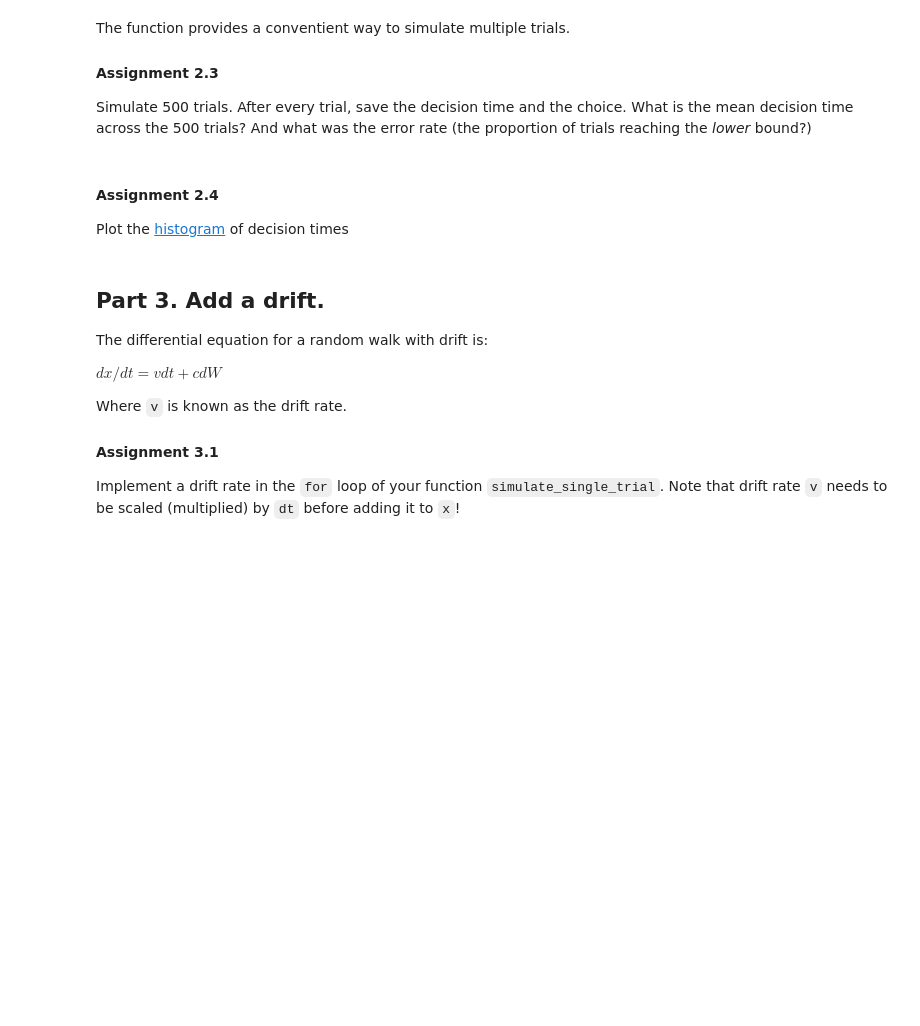
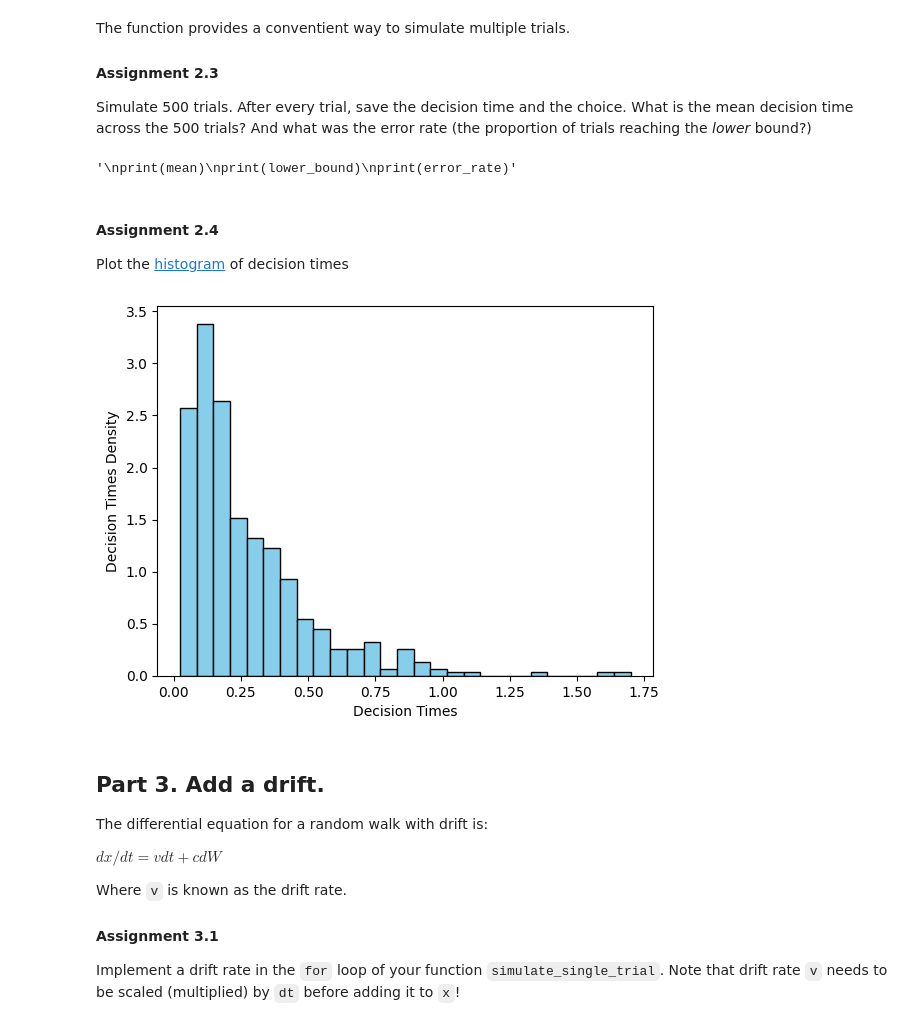
Before and after one commit to miavangellecum/cognition-and-computation, a Jupyter notebook: decisionmaking/eam.ipynb, the cells around one changed output. Cells and saved outputs as stored; diff of their text form; code cells hidden in the pictures; blank space fills up the shorter version.

```diff
--- a/decisionmaking/eam.ipynb
+++ b/decisionmaking/eam.ipynb
@@ -119,6 +133,17 @@ Set `a = 0.5` and simulate the for loop until `a` is reached (with maximally 500
 Create a new function called `simulate_single_trial`. It takes as arguments: `a`, `c`, `dt`, and `max_time_steps`. In the function, the for loop is executed. The function returns the decision time, the choice, and `xs`
 # %%
 ### your code
+def simulate_single_trial(a=0.5, c=1, dt=0.001, max_time_steps=5000):
+    xs = random_walk(c, dt)
+    for current_location in range(max_time_steps):
+        if abs(xs[current_location]) > a:
+            if xs[current_location] == abs(xs[current_location]):
+                choice = a
+            else:
+                choice = -a
+            time = current_location*0.001
+            return time, choice, xs
+    return None, None, xs #max_time_steps reached
 # %% [markdown]
 The function provides a conventient way to simulate multiple trials.
 
@@ -126,12 +151,39 @@ The function provides a conventient way to simulate multiple trials.
 Simulate 500 trials. After every trial, save the decision time and the choice.
 What is the mean decision time across the 500 trials? And what was the error rate (the proportion of trials reaching the *lower* bound?)
 # %%
-### your code
+a = 0.5
+times = []
+choices = []
+for trial in range(500):
+    current_time, current_choice, xs = simulate_single_trial(a)
+    if current_time is not None:
+        times.append(current_time)
+    if current_choice is not None:
+        choices.append(current_choice)
+
+times = np.array(times)
+choice = np.array(choices)
+mean = np.mean(times)
+lower_bound = np.count_nonzero(choice == -a)
+error_rate = lower_bound/len(choice)
+
+"""
+print(mean)
+print(lower_bound)
+print(error_rate)"""
+# %% [output]
+'\nprint(mean)\nprint(lower_bound)\nprint(error_rate)'
 # %% [markdown]
 #### Assignment 2.4
 Plot the [histogram](https://matplotlib.org/stable/api/_as_gen/matplotlib.pyplot.hist.html) of decision times
 # %%
-### your code
+def plot_times(times):
+    plt.hist(times, bins='auto', density=True, color='skyblue', edgecolor='black')
+    plt.xlabel('Decision Times')
+    plt.ylabel('Decision Times Density')
+plot_times(times)
+# %% [output]
+[figure, added]
 # %% [markdown]
 ## Part 3. Add a drift.
 
```
Also changed, not shown: parts of 3 cells of this notebook.
